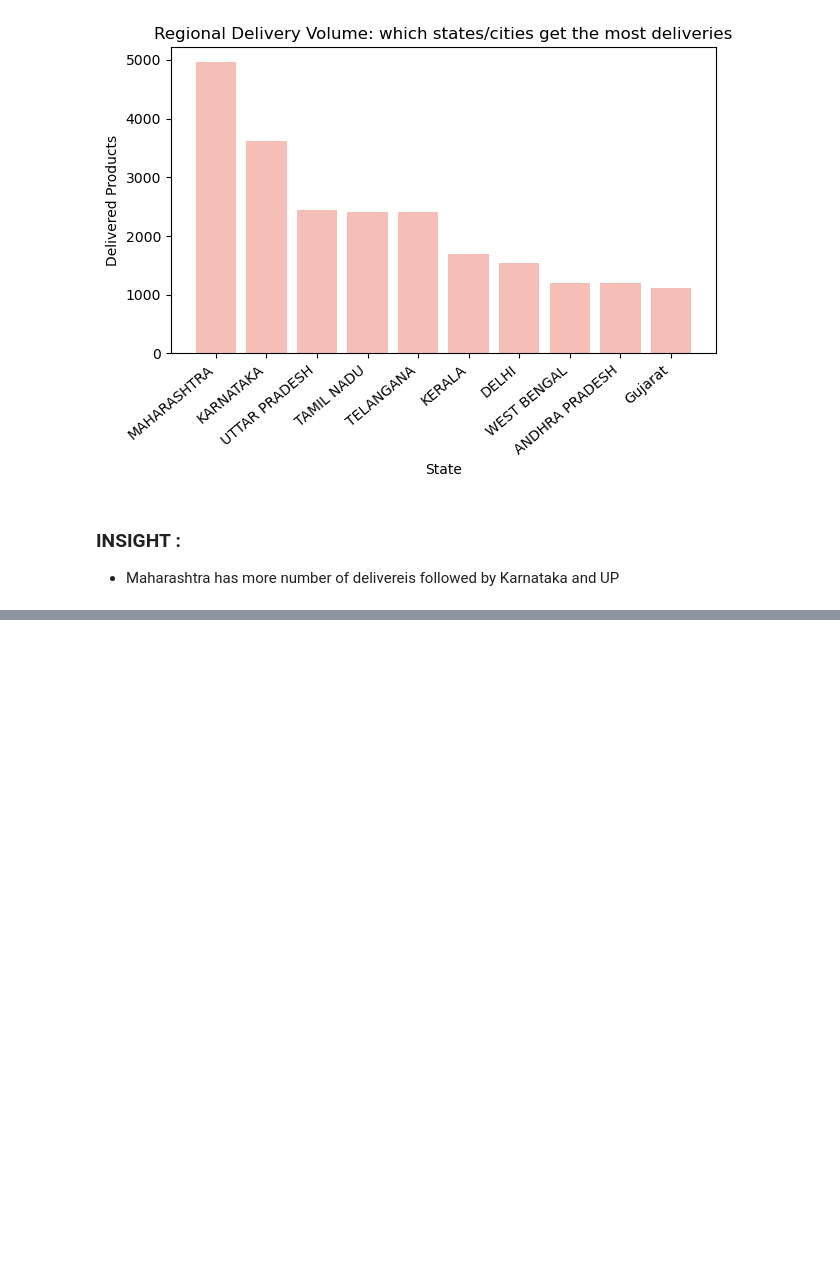
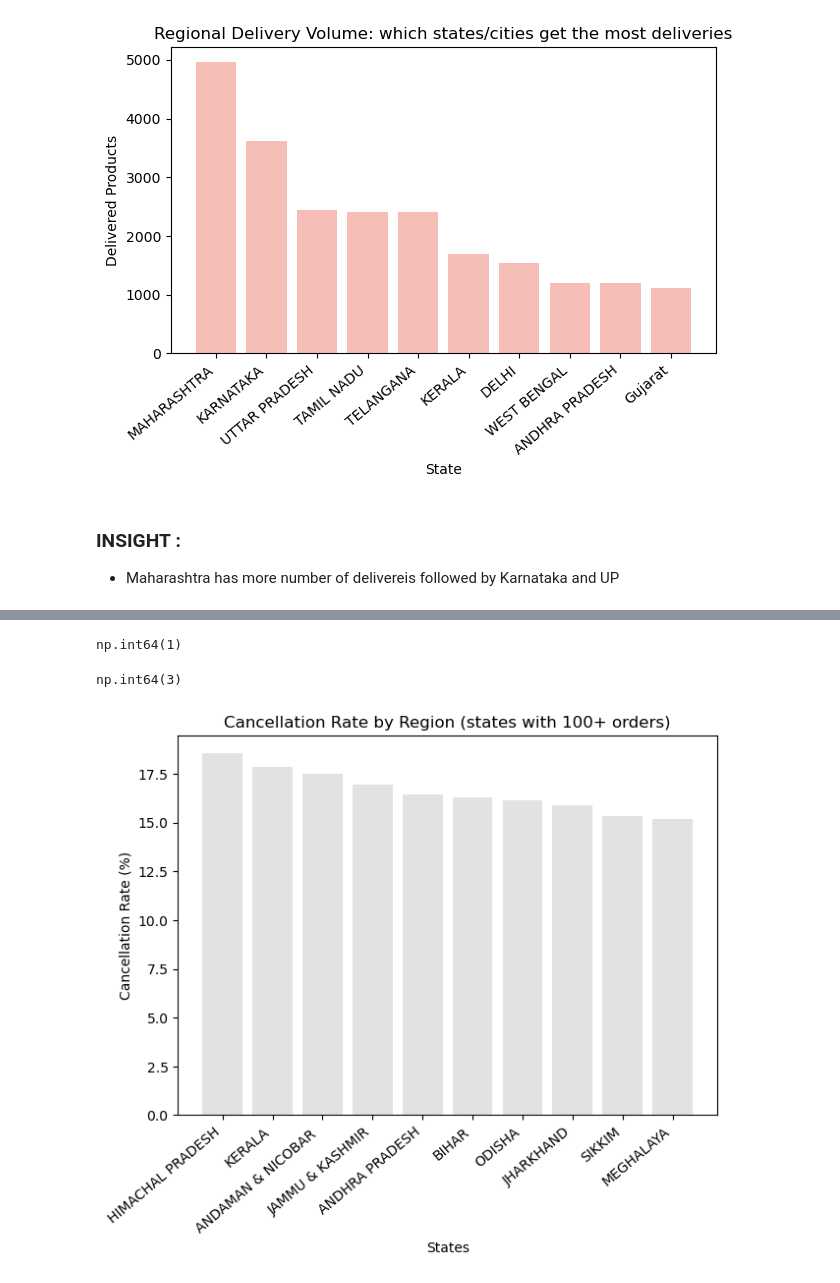
Before and after one commit to sayali-devkar/amazon-sales-analysis, a Jupyter notebook: notebooks/amazon_sales_analysis.ipynb, the cells around one changed output, grey strips where cells are left out. Drawn from its saved outputs; the diff is of its cells as text; code cells hidden in the pictures; blank space fills up the shorter version.

```diff
--- a/notebooks/amazon_sales_analysis.ipynb
+++ b/notebooks/amazon_sales_analysis.ipynb
@@ -397,0 +435,24 @@ plt.show()
+# %%
+total_orders_by_state['APO']
+# %% [output]
+np.int64(1)
+# %%
+total_orders_by_state['Meghalaya']
+# %% [output]
+np.int64(3)
+# %%
+
+reliable_states = total_orders_by_state[total_orders_by_state >= 100]
+
+cancellation_rate_filtered = (state_cancellations / reliable_states * 100).dropna().sort_values(ascending=False)
+top_cancellation_rate_filtered = cancellation_rate_filtered.head(10)
+
+plt.bar(top_cancellation_rate_filtered.index, top_cancellation_rate_filtered.values, color='#E3E1E1')
+plt.xlabel("States")
+plt.ylabel("Cancellation Rate (%)")
+plt.title("Cancellation Rate by Region (states with 100+ orders)")
+plt.tight_layout()
+plt.xticks(rotation=40, ha='right')
+plt.show()
+# %% [output]
+[figure, added]
```
Also changed, not shown: parts of 7 cells of this notebook.
